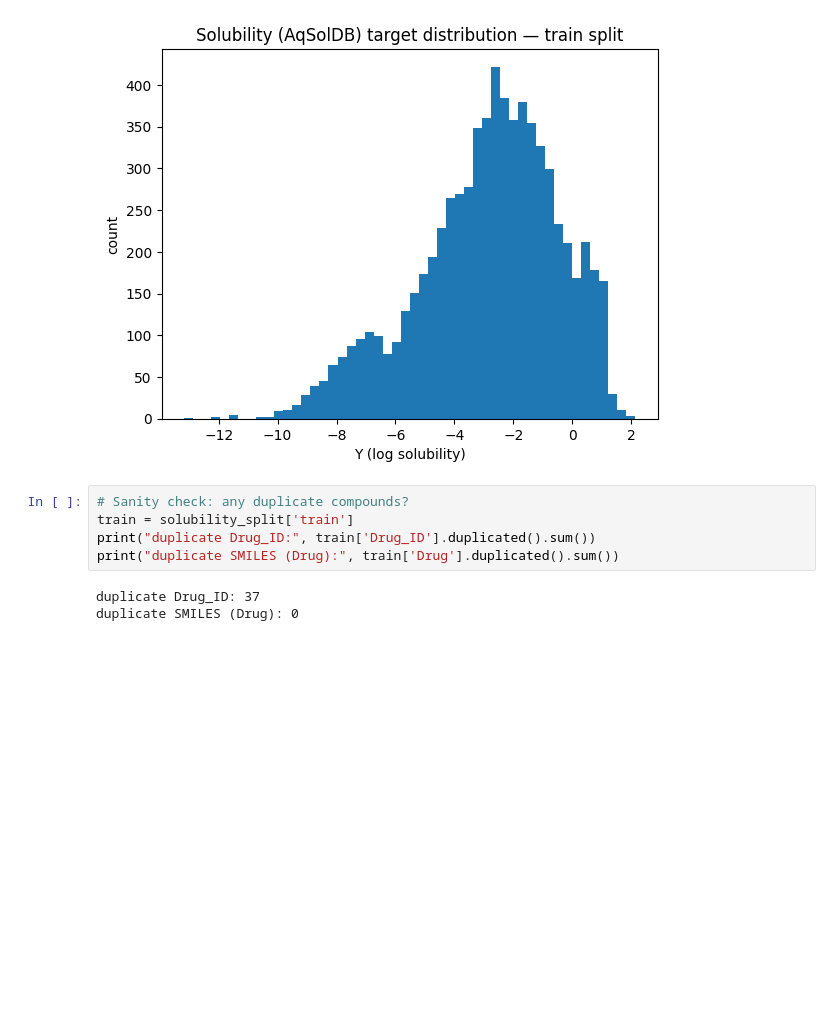
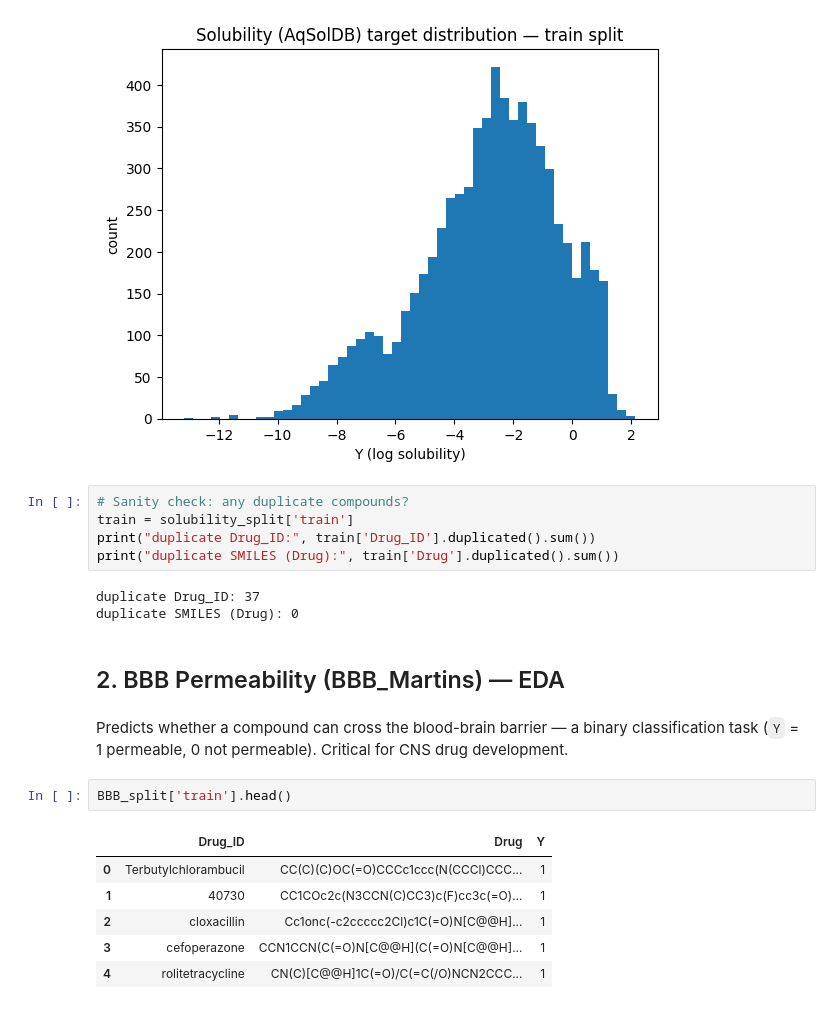
Before and after one commit to tuhinc5203/admet-property-prediction, a Jupyter notebook: Data_EDA.ipynb, the cells around one changed output. Drawn from its saved outputs; the diff is of its cells as text; blank space fills up the shorter version.

```diff
--- a/Data_EDA.ipynb
+++ b/Data_EDA.ipynb
@@ -123,3 +123,16 @@ print("duplicate SMILES (Drug):", train['Drug'].duplicated().sum())
 # %% [output]
 duplicate Drug_ID: 37
 duplicate SMILES (Drug): 0
+# %% [markdown]
+## 2. BBB Permeability (BBB_Martins) — EDA
+# %% [markdown]
+Predicts whether a compound can cross the blood-brain barrier — a binary classification task (`Y` = 1 permeable, 0 not permeable). Critical for CNS drug development.
+# %%
+BBB_split['train'].head()
+# %% [output]
+|  | Drug_ID | Drug | Y |
+| 0 | Terbutylchlorambucil | CC(C)(C)OC(=O)CCCc1ccc(N(CCCl)CCC... | 1 |
+| 1 | 40730 | CC1COc2c(N3CCN(C)CC3)c(F)cc3c(=O)... | 1 |
+| 2 | cloxacillin | Cc1onc(-c2ccccc2Cl)c1C(=O)N[C@@H]... | 1 |
+| 3 | cefoperazone | CCN1CCN(C(=O)N[C@@H](C(=O)N[C@@H]... | 1 |
+| 4 | rolitetracycline | CN(C)[C@@H]1C(=O)/C(=C(/O)NCN2CCC... | 1 |
```
Also changed, not shown: parts of 9 cells of this notebook, 1 other file.
